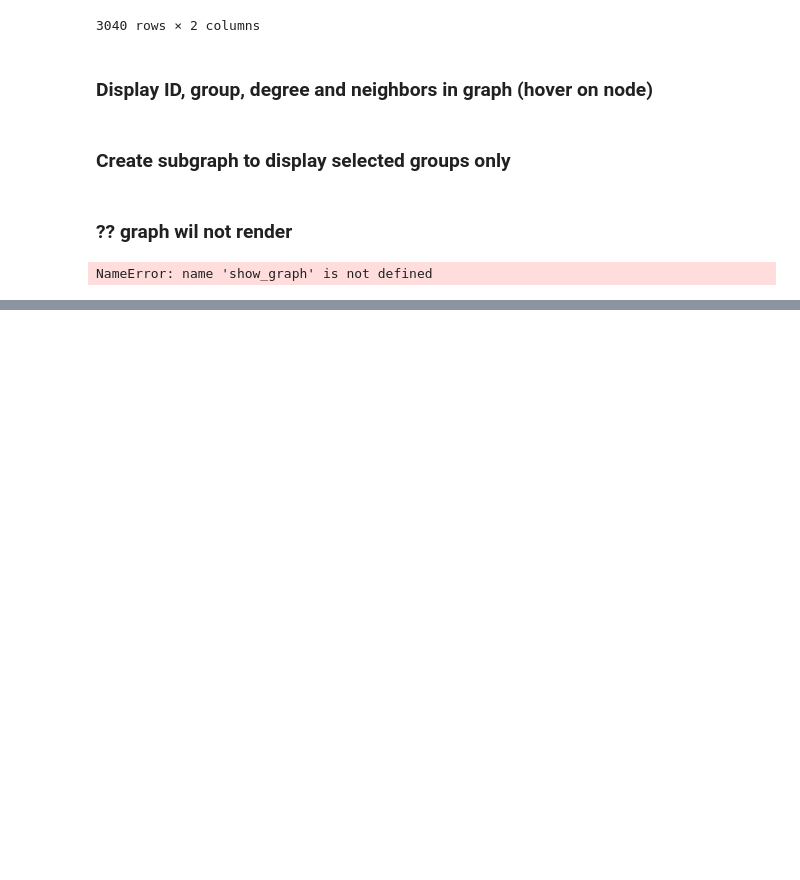
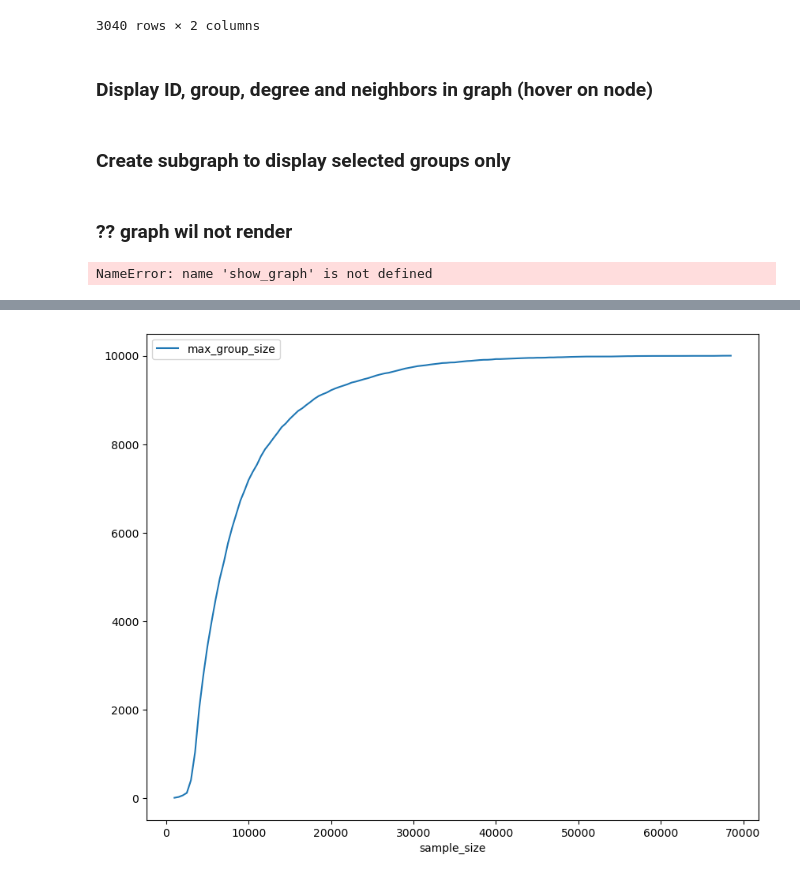
Before and after one commit to AARodgers/Stats-and-Plots, a Jupyter notebook: aml_project_full_dataset.ipynb, the cells around one changed output, grey strips where cells are left out. Cells and saved outputs as stored; diff of their text form; code cells hidden in the pictures; blank space fills up the shorter version.

Commit message:
Show how to determime max group size in a sample

```diff
--- a/aml_project_full_dataset.ipynb
+++ b/aml_project_full_dataset.ipynb
@@ -398,0 +470,16 @@ NameError: name 'show_graph' is not defined
+# %%
+# Determine the manageable timeframe coverage (or sample size in our case),
+# check the maximum group size under different sample size
+# Replace random sampling with different range of timeframe (e.g. week, month, quarter, year etc.)
+# For example, there are 11 nodes in the biggest group if we have sampled 1,000 edges,
+# 28 nodes in the biggest group for a 1,500 edge sample, so forth and so on.
+
+edge_full = txn_full.groupby(['SENDER_ACCOUNT_ID', 'RECEIVER_ACCOUNT_ID'],as_index=False).agg({'TX_AMOUNT':'count'}).drop(columns=['TX_AMOUNT']).rename(columns={'SENDER_ACCOUNT_ID':'source','RECEIVER_ACCOUNT_ID':'target'})
+
+max_dict = {}
+for i in range(1000, len(edge_full)+1, 500):
+    G = nx.from_pandas_edgelist(edge_full.sample(i, random_state=721), source='source', target='target')
+    max_dict[i] = max(sorted([len(x) for x in list(nx.connected_components(G))]))
+
+max_group_size_per_sample = pd.DataFrame({'sample_size':max_dict.keys(), 'max_group_size':max_dict.values()})
+max_group_size_per_sample
@@ -398,0 +518,5 @@ NameError: name 'show_graph' is not defined
+# %%
+max_group_size_per_sample.plot(x='sample_size', y='max_group_size', figsize=(10,8))
+plt.show()
+# %% [output]
+[figure, added]
```
Also changed, not shown: parts of 13 cells of this notebook.
